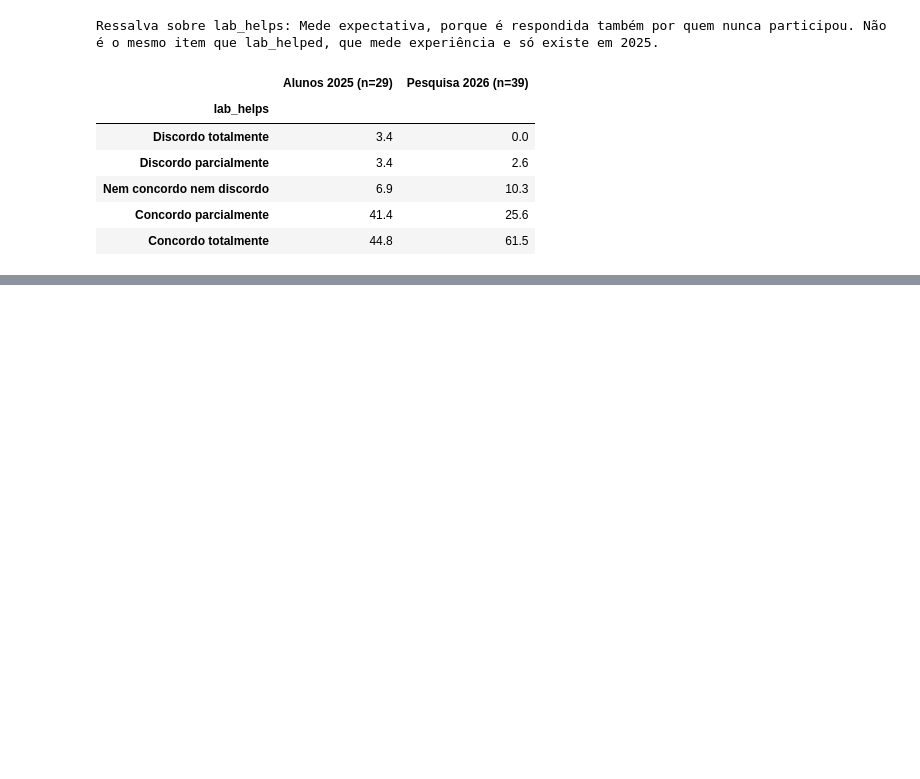
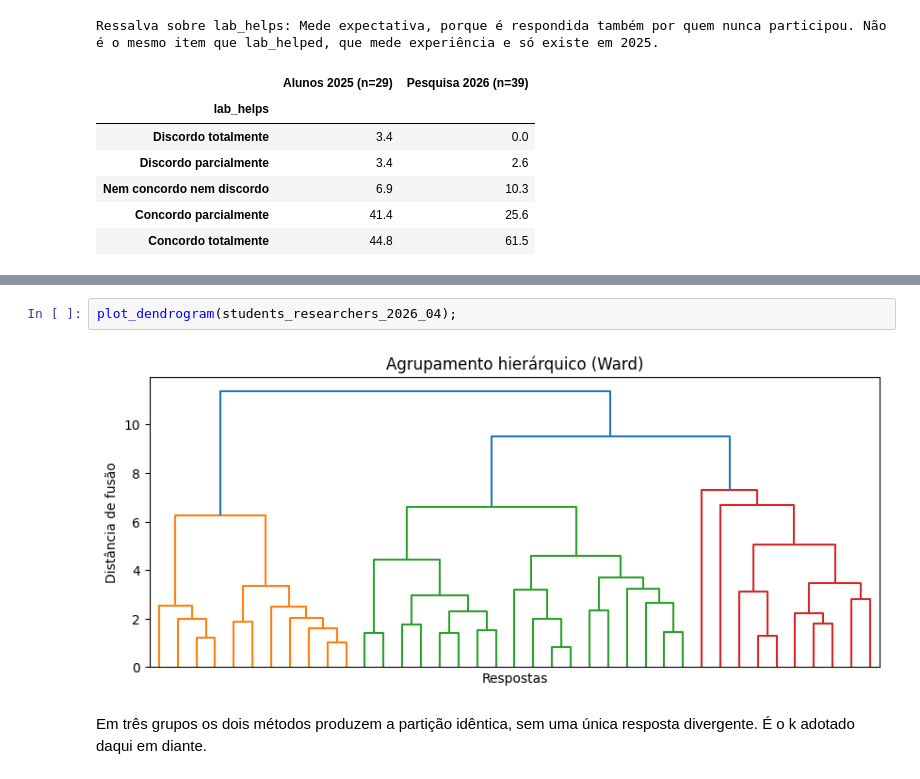
Before and after one commit to Gabriel-c0Nsp/analise-motivacao, a Jupyter notebook: analise-motivacao.ipynb, the cells around one changed output, grey strips where cells are left out. Saved outputs shown, nothing was run; the diff lists cells and outputs as text; blank space fills up the shorter version.

```diff
--- a/analise-motivacao.ipynb
+++ b/analise-motivacao.ipynb
@@ -645,0 +804,7 @@ Ressalva sobre lab_helps: Mede expectativa, porque é respondida também por que
+# %%
+plot_dendrogram(students_researchers_2026_04);
+# %% [output]
+[figure, added]
+# %% [markdown]
+Em três grupos os dois métodos produzem a partição idêntica, sem uma única
+resposta divergente. É o k adotado daqui em diante.
```
Also changed, not shown: parts of 24 cells of this notebook, 4 other files.
